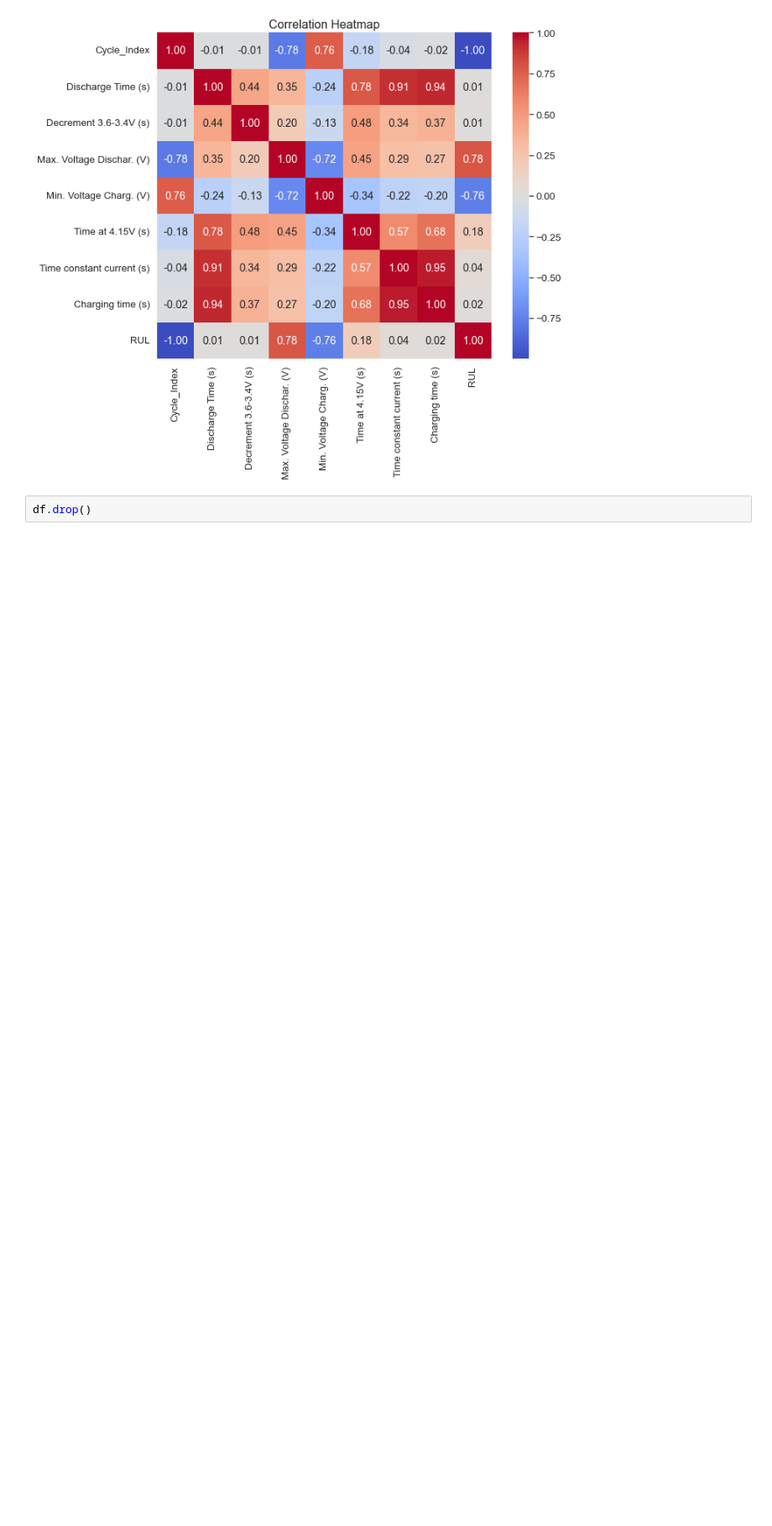
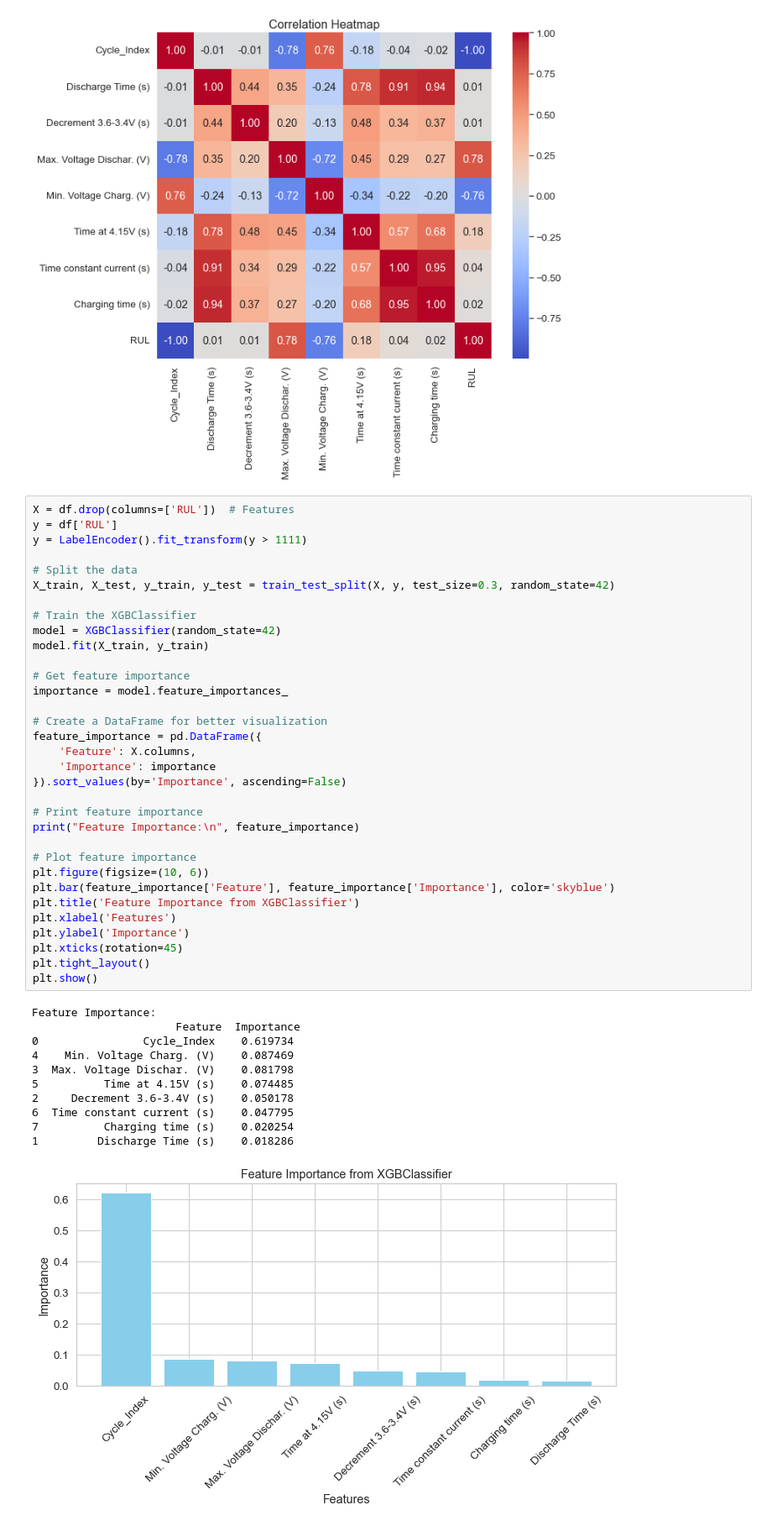
Before and after one commit to jgd45/Project1DS675, a Jupyter notebook: project_implement.ipynb, the cells around one changed output. Shown: that part at 84% size. Saved outputs shown, nothing was run; the diff lists cells and outputs as text; blank space fills up the shorter version.

```diff
--- a/project_implement.ipynb
+++ b/project_implement.ipynb
@@ -58,5 +61,48 @@ plt.title('Correlation Heatmap', fontsize=16)
 plt.show()
 # %% [output]
 [figure]
-# %%
-df.drop()
+# %%
+X = df.drop(columns=['RUL'])  # Features
+y = df['RUL']
+y = LabelEncoder().fit_transform(y > 1111)
+
+# Split the data
+X_train, X_test, y_train, y_test = train_test_split(X, y, test_size=0.3, random_state=42)
+
+# Train the XGBClassifier
+model = XGBClassifier(random_state=42)
+model.fit(X_train, y_train)
+
+# Get feature importance
+importance = model.feature_importances_
+
+# Create a DataFrame for better visualization
+feature_importance = pd.DataFrame({
+    'Feature': X.columns,
+    'Importance': importance
+}).sort_values(by='Importance', ascending=False)
+
+# Print feature importance
+print("Feature Importance:\n", feature_importance)
+
+# Plot feature importance
+plt.figure(figsize=(10, 6))
+plt.bar(feature_importance['Feature'], feature_importance['Importance'], color='skyblue')
+plt.title('Feature Importance from XGBClassifier')
+plt.xlabel('Features')
+plt.ylabel('Importance')
+plt.xticks(rotation=45)
+plt.tight_layout()
+plt.show()
+# %% [output]
+Feature Importance:
+                      Feature  Importance
+0                Cycle_Index    0.619734
+4    Min. Voltage Charg. (V)    0.087469
+3  Max. Voltage Dischar. (V)    0.081798
+5          Time at 4.15V (s)    0.074485
+2     Decrement 3.6-3.4V (s)    0.050178
+6  Time constant current (s)    0.047795
+7          Charging time (s)    0.020254
+1         Discharge Time (s)    0.018286
+[figure, added]
```
Also changed, not shown: parts of 3 cells of this notebook.
